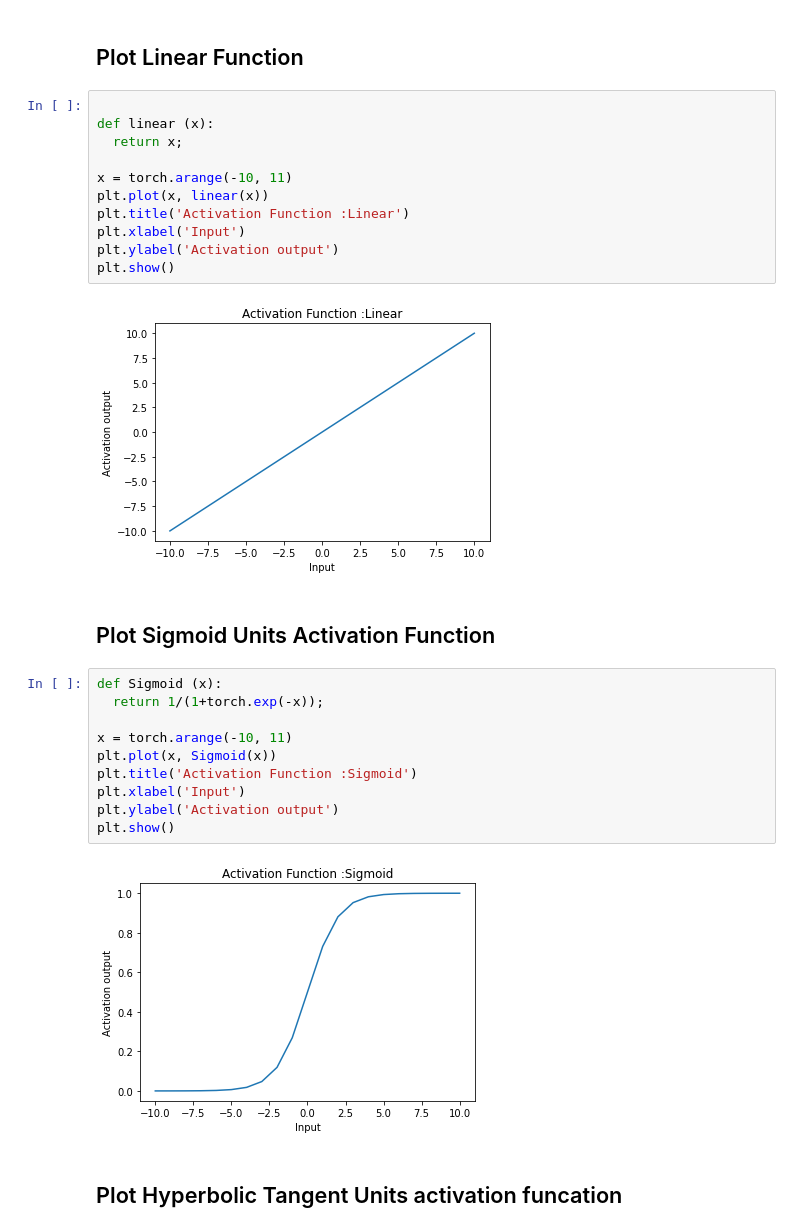
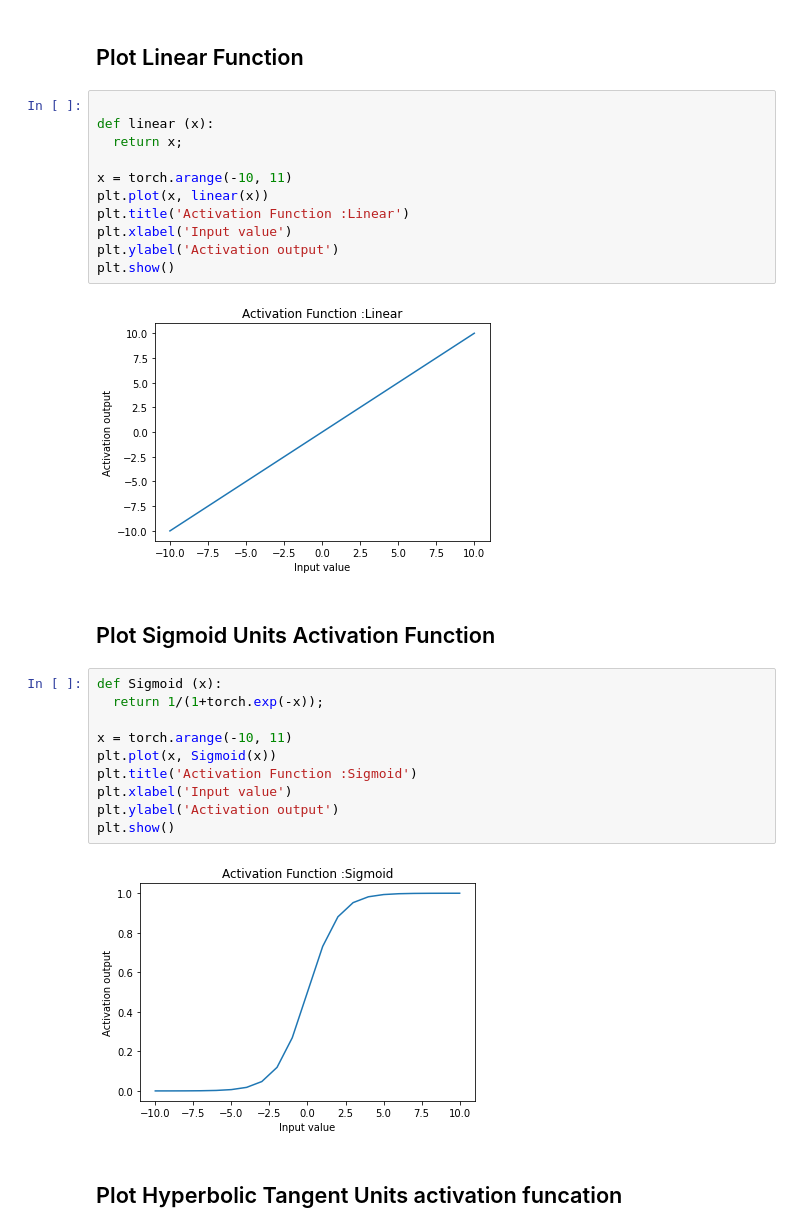
Before and after one commit to michaelwaheb/CIT690E-DeepLearning_Michael_Reda_191002, a Jupyter notebook: Assigment_2.ipynb, the cells around one changed output. Cells and saved outputs as stored; diff of their text form.

```diff
--- a/Assigment_2.ipynb
+++ b/Assigment_2.ipynb
@@ -13,16 +13,16 @@ import matplotlib.pyplot as plt
 # %%
 
 def linear (x):
   return x;
 
 x = torch.arange(-10, 11)
 plt.plot(x, linear(x))
 plt.title('Activation Function :Linear')
-plt.xlabel('Input')
+plt.xlabel('Input value')
 plt.ylabel('Activation output')
 plt.show()
 # %% [output]
-[figure, old version]
+[figure, new version]
 # %% [markdown]
 ## Plot Sigmoid Units Activation Function
 # %%
@@ -32,11 +32,11 @@ def Sigmoid (x):
 x = torch.arange(-10, 11)
 plt.plot(x, Sigmoid(x))
 plt.title('Activation Function :Sigmoid')
-plt.xlabel('Input')
+plt.xlabel('Input value')
 plt.ylabel('Activation output')
 plt.show()
 # %% [output]
-[figure, old version]
+[figure, new version]
 # %% [markdown]
 ## Plot Hyperbolic Tangent Units activation funcation
 # %%
```
Also changed, not shown: parts of 2 cells of this notebook.
